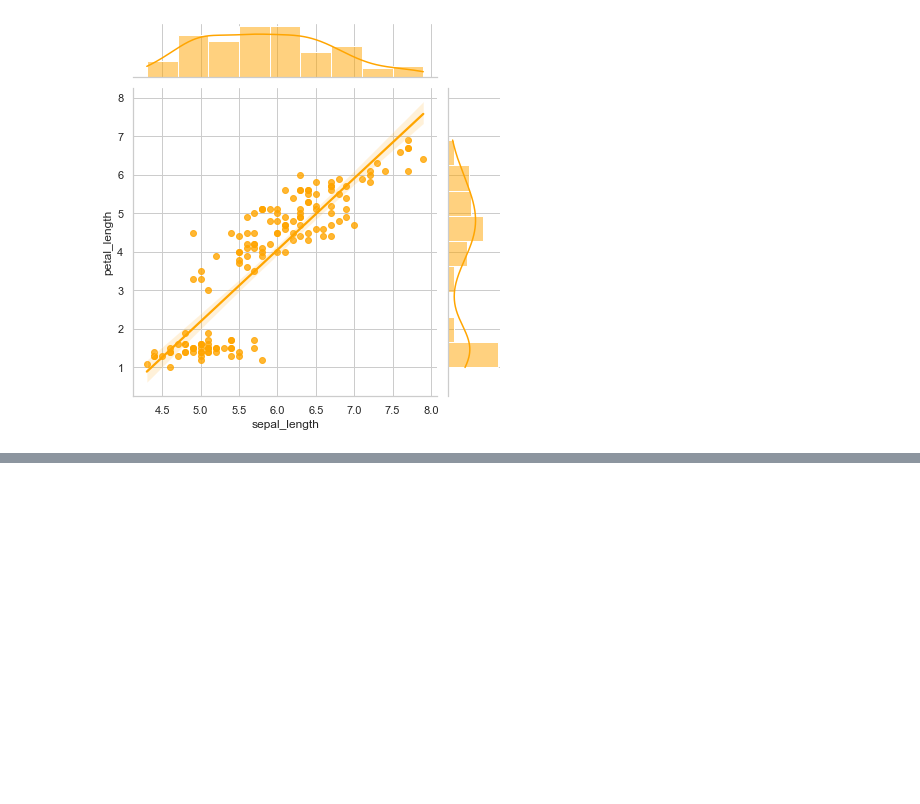
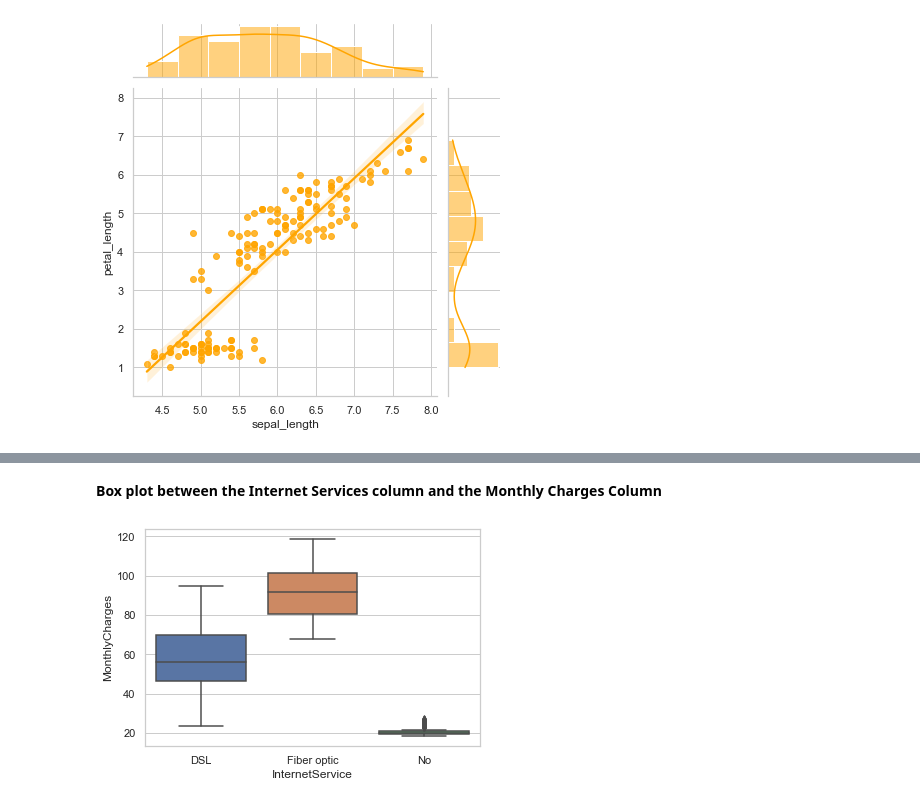
Before and after one commit to World-of-ML-AI/Data-Analysis-Tools, a Jupyter notebook: Seaborn/Seaborn Tutorial.ipynb, the cells around one changed output, grey strips where cells are left out. Drawn from its saved outputs; the diff is of its cells as text; code cells hidden in the pictures; blank space fills up the shorter version.

```diff
--- a/Seaborn/Seaborn Tutorial.ipynb
+++ b/Seaborn/Seaborn Tutorial.ipynb
@@ -214,0 +240,7 @@ plt.show()
+# %% [markdown]
+**Box plot between the Internet Services column and the Monthly Charges Column**
+# %%
+sns.boxplot(x='InternetService', y = 'MonthlyCharges', data = churn)
+plt.show()
+# %% [output]
+[figure, added]
```
Also changed, not shown: parts of 13 cells of this notebook, 1 other file.
